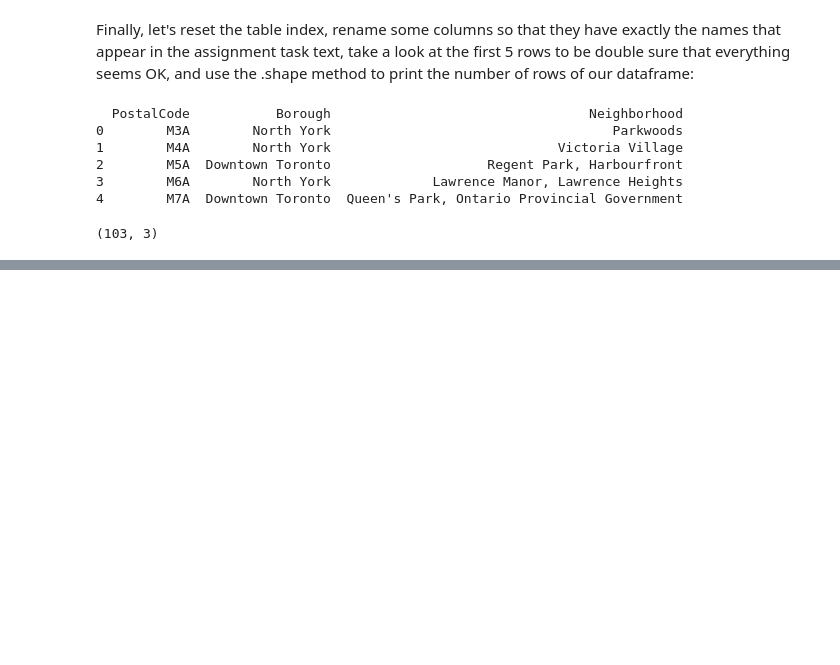
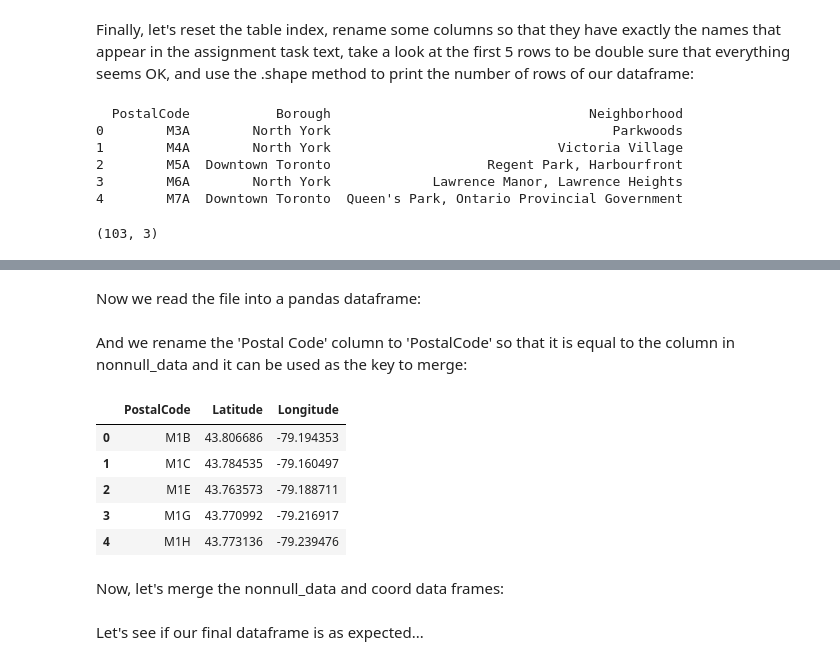
Before and after one commit to eduardodelpeloso/Coursera_Capstone, a Jupyter notebook: Coursera_Capstone_Notebook.ipynb, the cells around one changed output, grey strips where cells are left out. Saved outputs shown, nothing was run; the diff lists cells and outputs as text; code cells hidden in the pictures; blank space fills up the shorter version.

```diff
--- a/Coursera_Capstone_Notebook.ipynb
+++ b/Coursera_Capstone_Notebook.ipynb
@@ -83,0 +111,19 @@ nonnull_data.shape
+# %% [markdown]
+Now we read the file into a pandas dataframe:
+# %%
+coord = pd.read_csv("Geospatial_Coordinates.csv")
+# %% [markdown]
+And we rename the 'Postal Code' column to 'PostalCode' so that it is equal to the column in nonnull_data and it can be used as the key to merge:
+# %%
+coord.rename(columns={"Postal Code": "PostalCode"}, inplace=True)
+# %%
+coord.head()
+# %% [output]
+|  | PostalCode | Latitude | Longitude |
+| 0 | M1B | 43.806686 | -79.194353 |
+| 1 | M1C | 43.784535 | -79.160497 |
+| 2 | M1E | 43.763573 | -79.188711 |
+| 3 | M1G | 43.770992 | -79.216917 |
+| 4 | M1H | 43.773136 | -79.239476 |
+# %% [markdown]
+Now, let's merge the nonnull_data and coord data frames:
@@ -83,0 +132,2 @@ nonnull_data.shape
+# %% [markdown]
+Let's see if our final dataframe is as expected...
```
Also changed, not shown: parts of 37 cells of this notebook.
